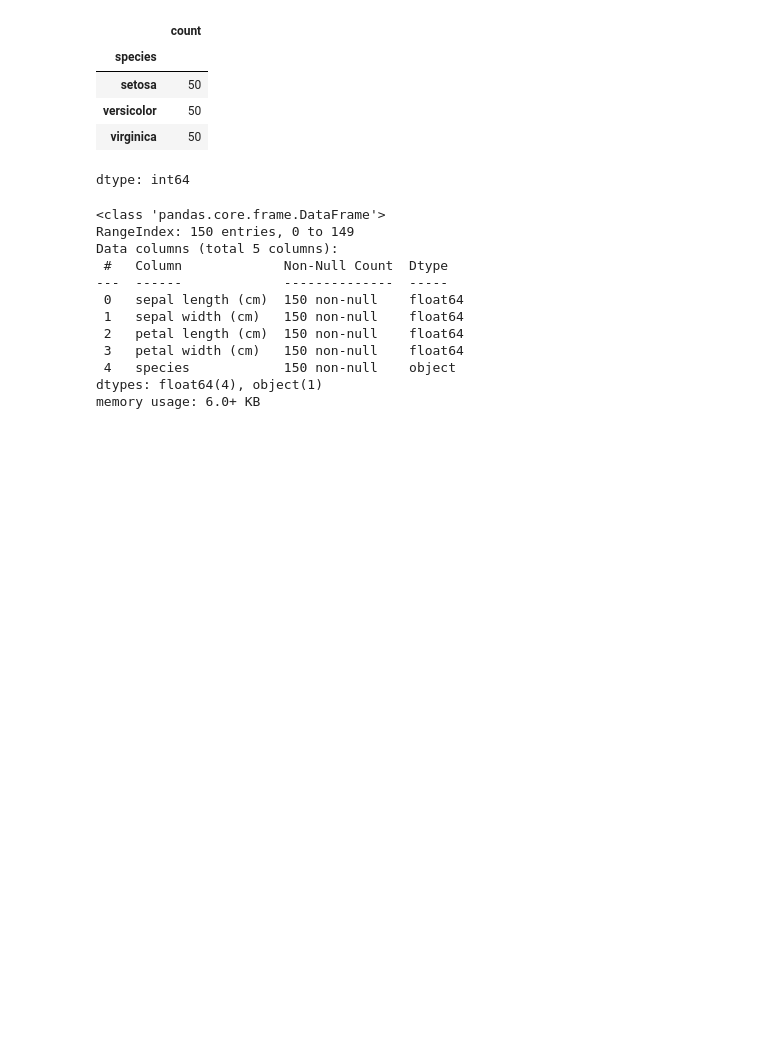
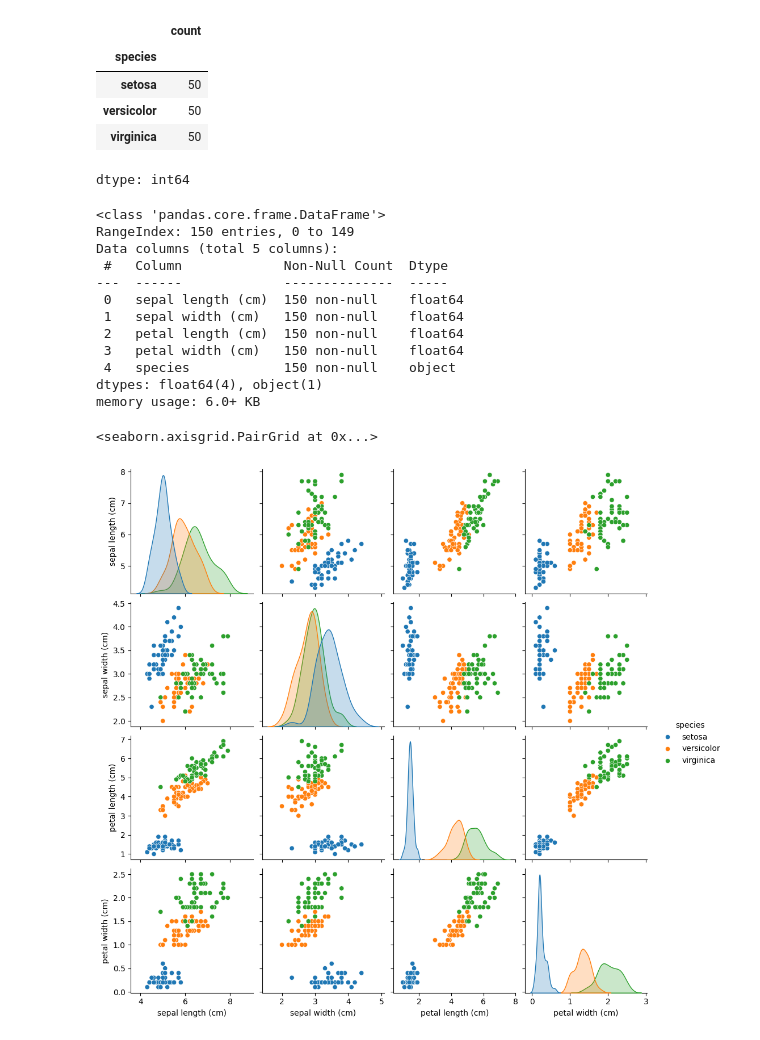
Before and after one commit to ayushpalse01012023-byte/ANN-From-Scratch, a Jupyter notebook: Ann_scratch.ipynb, the cells around one changed output. Cells and saved outputs as stored; diff of their text form; code cells hidden in the pictures; blank space fills up the shorter version.

```diff
--- a/Ann_scratch.ipynb
+++ b/Ann_scratch.ipynb
@@ -53,3 +53,8 @@ Data columns (total 5 columns):
  4   species            150 non-null    object
 dtypes: float64(4), object(1)
 memory usage: 6.0+ KB
+# %%
+sb.pairplot(df, hue= "species")
+# %% [output]
+<seaborn.axisgrid.PairGrid at 0x...>
+[figure, added]
```
Also changed, not shown: parts of 1 cell of this notebook.
